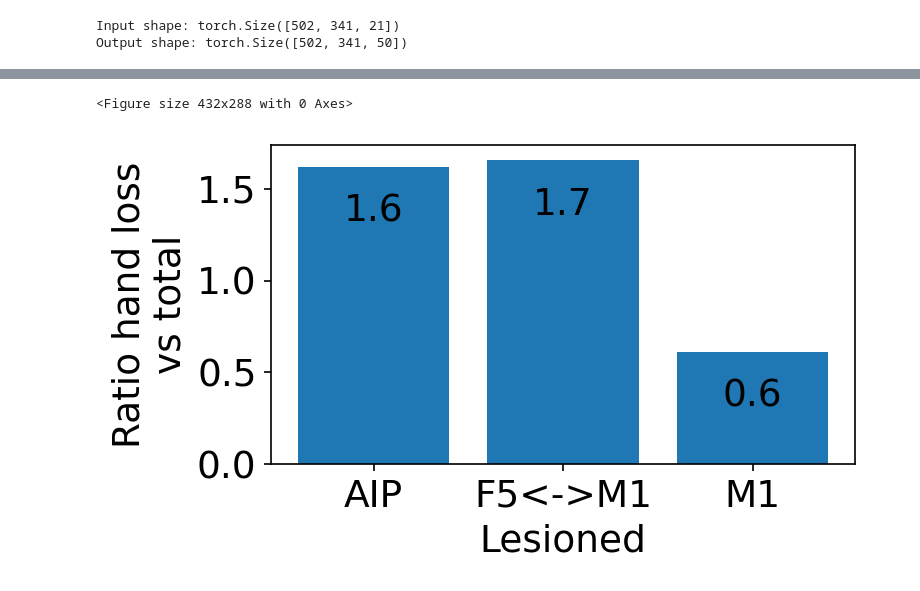
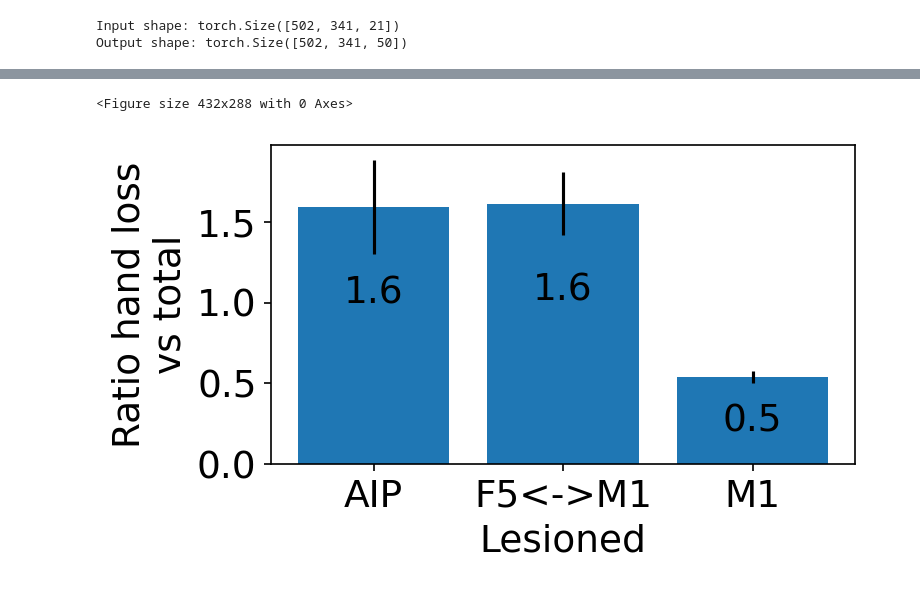
Before and after one commit to mmattb/coproc-poc, a Jupyter notebook: analyze_lesions.ipynb, the cells around one changed output, grey strips where cells are left out. Saved outputs shown, nothing was run; the diff lists cells and outputs as text; code cells hidden in the pictures.

```diff
--- a/analyze_lesions.ipynb
+++ b/analyze_lesions.ipynb
@@ -208,30 +286,31 @@ print(hand_pct_m1)
 # %%
-
 plt.rc('font', size=18)
 plt.subplots_adjust(bottom=0.20, left=0.25, right=1.25, wspace=0.25)
 plt.figure(figsize=(5.5, 3.3), dpi=150)
 
 indxs = np.arange(3)
 
-hand_vals = np.array([hand_pct_aip, hand_pct_con, hand_pct_m1])
+hand_vals = np.array([aip_hand_pct_mean, con_hand_pct_mean, m1_hand_pct_mean])
+hand_err = np.array([aip_hand_pct_std, con_hand_pct_std, m1_hand_pct_std])
 
-series = plt.bar(indxs, hand_vals, label="hand")
 
-for s in series:
+series = plt.bar(indxs, hand_vals, label="hand", yerr=hand_err)
+
+for idx, s in enumerate(series):
     height = s.get_height()
     plt.annotate('%0.1f' % height,
       xy=(s.get_x() + s.get_width() / 2, height),
-      xytext=(0, -30), # 3 points vertical offset
+      xytext=(0, -50) if idx != 2 else (0, -30), # vertical offset of number
       textcoords="offset points",
       ha='center', va='bottom')
 
 plt.xticks(indxs, ["AIP", "F5<->M1", "M1"])
 plt.xlabel("Lesioned")
 plt.ylabel("Ratio hand loss\nvs total")
 plt.tight_layout()
 
 plt.savefig('paper/figs/lesion_hand.pdf', format='pdf', dpi=150)
 plt.show()
 # %% [output]
 <Figure size 432x288 with 0 Axes>
-[figure, old version]
+[figure, new version]
```
Also changed, not shown: parts of 5 cells of this notebook, 26 other files.
